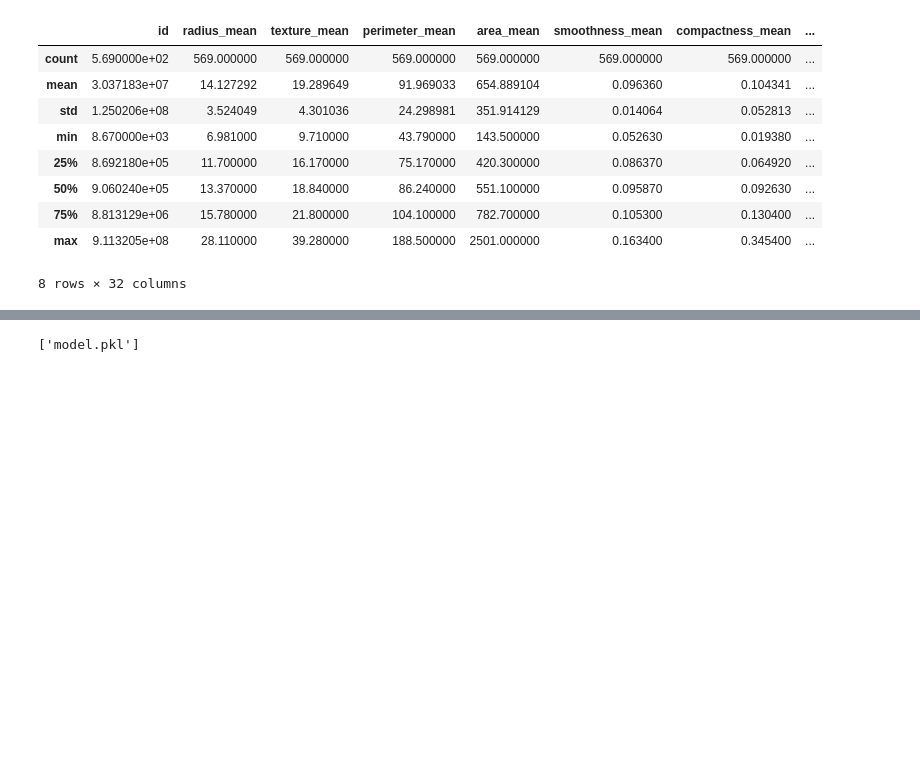
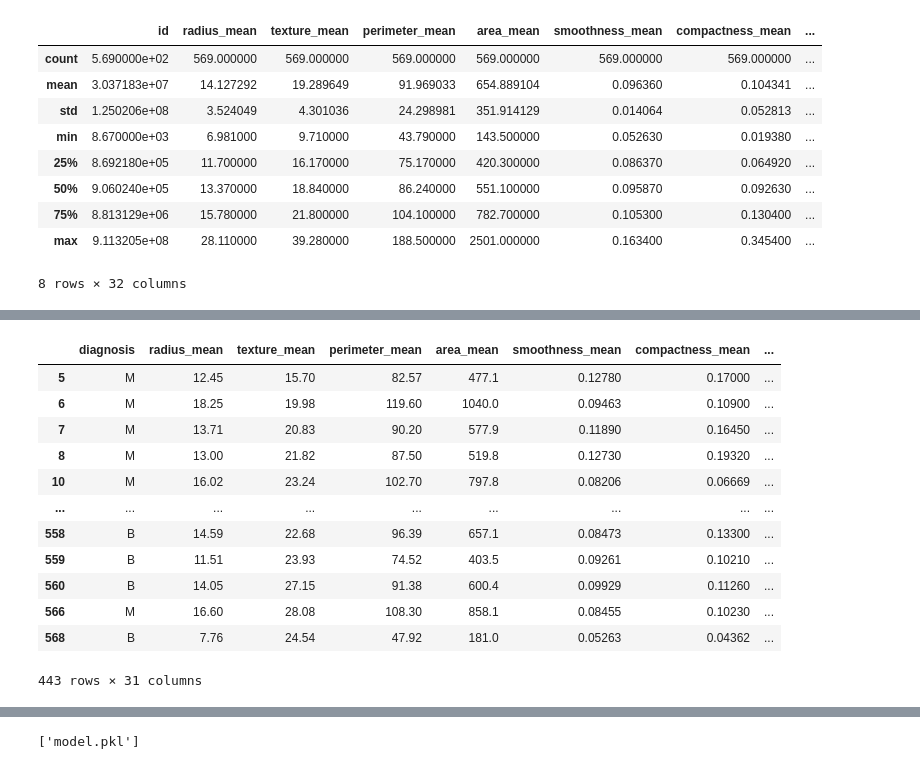
Before and after one commit to rachida0001/breast-cancer, a Jupyter notebook: main.ipynb, the cells around one changed output, grey strips where cells are left out. Cells and saved outputs as stored; diff of their text form; code cells hidden in the pictures; blank space fills up the shorter version.

```diff
--- a/main.ipynb
+++ b/main.ipynb
@@ -44,3 +70,19 @@ plt.show()
+# %%
+df
+# %% [output]
+|  | diagnosis | radius_mean | texture_mean | perimeter_mean | area_mean | smoothness_mean | compactness_mean | ... |
+| 5 | M | 12.45 | 15.70 | 82.57 | 477.1 | 0.12780 | 0.17000 | ... |
+| 6 | M | 18.25 | 19.98 | 119.60 | 1040.0 | 0.09463 | 0.10900 | ... |
+| 7 | M | 13.71 | 20.83 | 90.20 | 577.9 | 0.11890 | 0.16450 | ... |
+| 8 | M | 13.00 | 21.82 | 87.50 | 519.8 | 0.12730 | 0.19320 | ... |
+| 10 | M | 16.02 | 23.24 | 102.70 | 797.8 | 0.08206 | 0.06669 | ... |
+| ... | ... | ... | ... | ... | ... | ... | ... | ... |
+| 558 | B | 14.59 | 22.68 | 96.39 | 657.1 | 0.08473 | 0.13300 | ... |
+| 559 | B | 11.51 | 23.93 | 74.52 | 403.5 | 0.09261 | 0.10210 | ... |
+| 560 | B | 14.05 | 27.15 | 91.38 | 600.4 | 0.09929 | 0.11260 | ... |
+| 566 | M | 16.60 | 28.08 | 108.30 | 858.1 | 0.08455 | 0.10230 | ... |
+| 568 | B | 7.76 | 24.54 | 47.92 | 181.0 | 0.05263 | 0.04362 | ... |
+443 rows × 31 columns
 # %%
 target_mapping = {'M': 0, 'B': 1}
 
```
Also changed, not shown: parts of 14 cells of this notebook.
